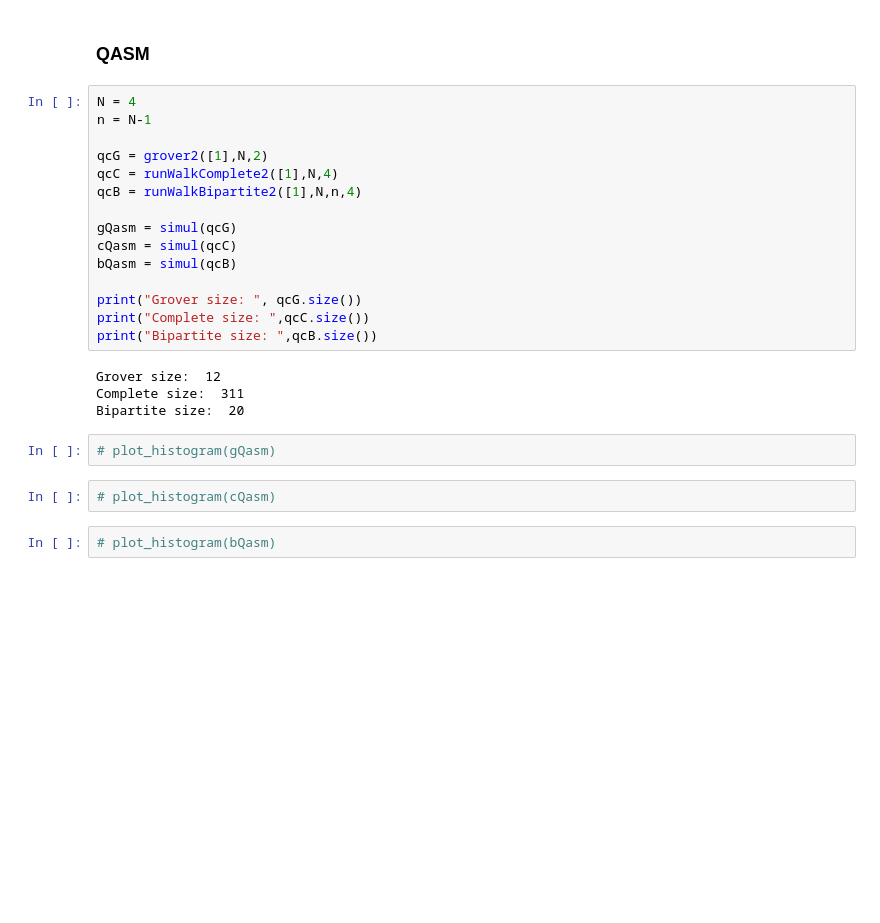
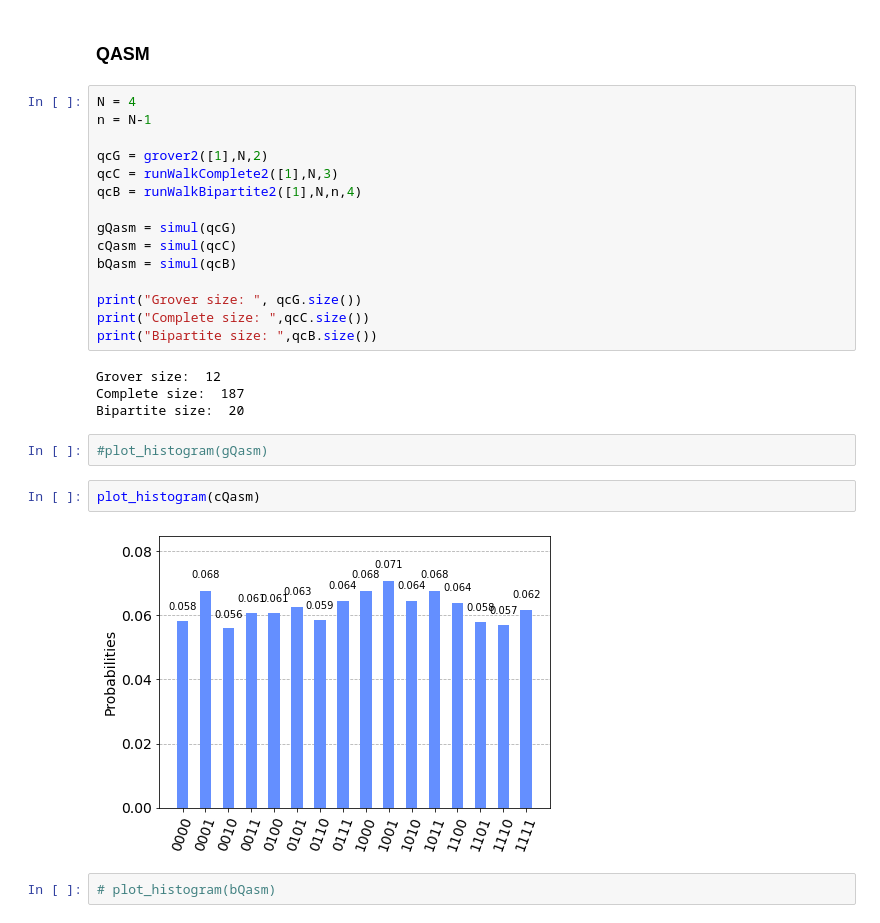
Before and after one commit to JaimePSantos/Dissertation-Tex-Code, a Jupyter notebook: Coding/Qiskit/GroverSearch/allSearch.ipynb, the cells around one changed output. Drawn from its saved outputs; the diff is of its cells as text; blank space fills up the shorter version.

```diff
--- a/Coding/Qiskit/GroverSearch/allSearch.ipynb
+++ b/Coding/Qiskit/GroverSearch/allSearch.ipynb
@@ -97,7 +97,7 @@ N = 4
 n = N-1
 
 qcG = grover2([1],N,2)
-qcC = runWalkComplete2([1],N,4)
+qcC = runWalkComplete2([1],N,3)
 qcB = runWalkBipartite2([1],N,n,4)
 
 gQasm = simul(qcG)
@@ -109,12 +109,14 @@ print("Complete size: ",qcC.size())
 print("Bipartite size: ",qcB.size())
 # %% [output]
 Grover size:  12
-Complete size:  311
+Complete size:  187
 Bipartite size:  20
 # %%
-# plot_histogram(gQasm)
+#plot_histogram(gQasm)
-# %%
-# plot_histogram(cQasm)
+# %%
+plot_histogram(cQasm)
+# %% [output]
+[figure, added]
 # %%
 # plot_histogram(bQasm)
 # %%
```
Also changed, not shown: parts of 1 cell of this notebook, 12 other files.
